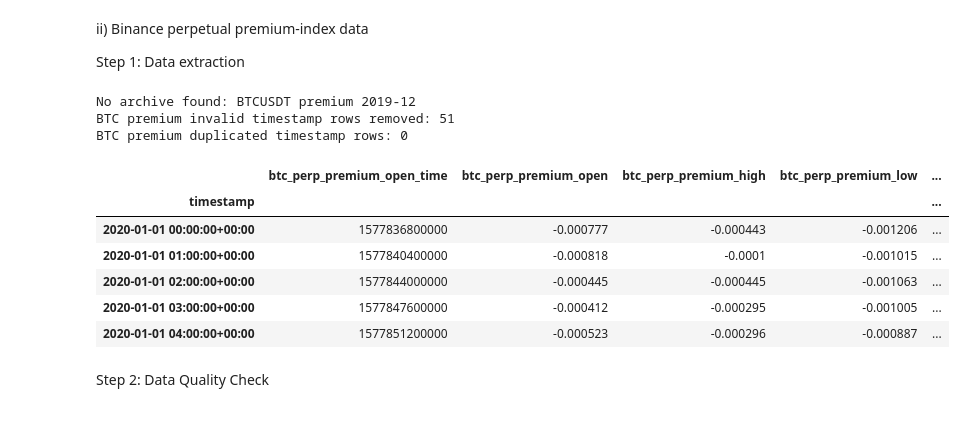
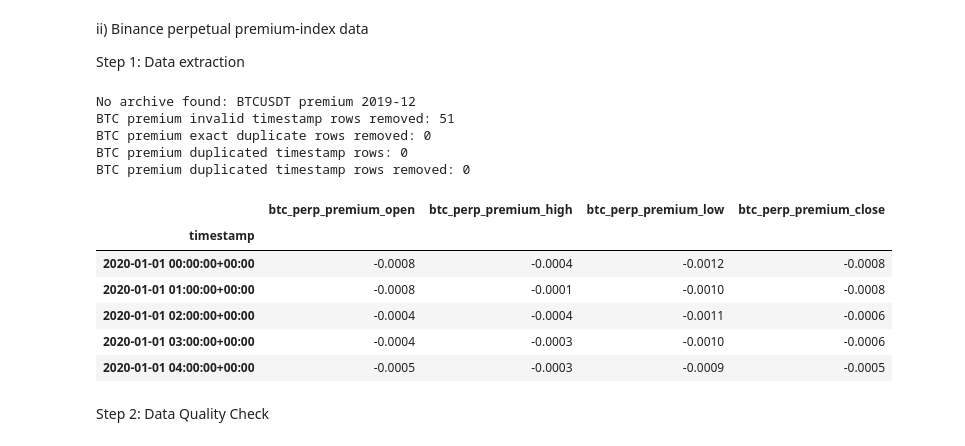
Before and after one commit to jade-lam/CQF, a Jupyter notebook: CQF_Final_Project.ipynb, the cells around one changed output. Drawn from its saved outputs; the diff is of its cells as text; code cells hidden in the pictures.

```diff
--- a/CQF_Final_Project.ipynb
+++ b/CQF_Final_Project.ipynb
@@ -638,6 +664,7 @@ for month in premium_months:
         csv_name = archive.namelist()[0]
         with archive.open(csv_name) as file:
             monthly = pd.read_csv(file, header=None, names=premium_kline_columns)
+
     premium_monthly_frames.append(monthly)
 
 if not premium_monthly_frames:
@@ -646,46 +673,64 @@ if not premium_monthly_frames:
 # Combine all available monthly files
 df_binance_premium = pd.concat(premium_monthly_frames, ignore_index=True)
 
-# Convert the kline opening time to a UTC timestamp
-df_binance_premium["timestamp"] = pd.to_datetime(pd.to_numeric(df_binance_premium["open_time"], errors="coerce"), unit="ms", utc=True)
+# Convert opening timestamps to numeric and normalize newer microsecond records to milliseconds
+open_time_numeric = pd.to_numeric(df_binance_premium["open_time"], errors="coerce")
+open_time_ms = open_time_numeric.where(open_time_numeric < 1e14, open_time_numeric / 1000)
+
+# Convert the normalized kline opening time to a UTC timestamp
+df_binance_premium["timestamp"] = pd.to_datetime(open_time_ms, unit="ms", utc=True, errors="coerce")
 
 # Remove repeated archive header rows that became NaT timestamps
 invalid_timestamp_rows = (df_binance_premium["timestamp"].isna().sum())
 
 print("BTC premium invalid timestamp rows removed:", invalid_timestamp_rows)
 
 df_binance_premium = df_binance_premium.dropna(subset=["timestamp"])
+df_binance_premium = df_binance_premium.loc[df_binance_premium["timestamp"] < analysis_end]
+df_binance_premium = df_binance_premium.drop(columns=["open_time", "close_time", "volume", "quote_volume", "num_trades", "taker_buy_volume", "taker_buy_quote_volume", "ignore"])
+
+# Remove exact duplicate rows created by repeated archive headers or archive overlaps
+duplicate_rows = df_binance_premium.duplicated().sum()
+df_binance_premium = df_binance_premium.drop_duplicates()
+
+print("BTC premium exact duplicate rows removed:", duplicate_rows)
 
 # Set the cleaned timestamp as the index
 df_binance_premium = (df_binance_premium.set_index("timestamp").sort_index())
 
 # Check for genuine duplicated timestamps
 duplicate_timestamp_rows = df_binance_premium[df_binance_premium.index.duplicated(keep=False)]
 
 print("BTC premium duplicated timestamp rows:", len(duplicate_timestamp_rows))
 
 if not duplicate_timestamp_rows.empty: display(duplicate_timestamp_rows.sort_index())
 
-# Convert the kline opening time to a UTC timestamp
-df_binance_premium["timestamp"] = pd.to_datetime(pd.to_numeric(df_binance_premium["open_time"], errors="coerce"), unit="ms", utc=True)
+# Remove duplicated timestamps, retaining only timestamps with a single valid observation
+duplicated_timestamp_rows = df_binance_premium.index.duplicated(keep=False).sum()
+df_binance_premium = df_binance_premium.loc[~df_binance_premium.index.duplicated(keep=False)]
 
-df_binance_premium = (df_binance_premium.set_index("timestamp").sort_index())
+print("BTC premium duplicated timestamp rows removed:", duplicated_timestamp_rows)
+
+# Convert all returned market fields to numeric
+df_binance_premium = df_binance_premium.apply(pd.to_numeric, errors="coerce")
 
 # Add the series identifier to every returned field
 df_binance_premium.columns = [f"{binance_premium_endpoint['name']}_{column}" for column in df_binance_premium.columns]
 
 df_binance_premium.head()
 # %% [output]
 No archive found: BTCUSDT premium 2019-12
 BTC premium invalid timestamp rows removed: 51
+BTC premium exact duplicate rows removed: 0
 BTC premium duplicated timestamp rows: 0
+BTC premium duplicated timestamp rows removed: 0
-|  | btc_perp_premium_open_time | btc_perp_premium_open | btc_perp_premium_high | btc_perp_premium_low | ... |
-| timestamp |  |  |  |  | ... |
-| 2020-01-01 00:00:00+00:00 | 1577836800000 | -0.000777 | -0.000443 | -0.001206 | ... |
-| 2020-01-01 01:00:00+00:00 | 1577840400000 | -0.000818 | -0.0001 | -0.001015 | ... |
-| 2020-01-01 02:00:00+00:00 | 1577844000000 | -0.000445 | -0.000445 | -0.001063 | ... |
-| 2020-01-01 03:00:00+00:00 | 1577847600000 | -0.000412 | -0.000295 | -0.001005 | ... |
-| 2020-01-01 04:00:00+00:00 | 1577851200000 | -0.000523 | -0.000296 | -0.000887 | ... |
+|  | btc_perp_premium_open | btc_perp_premium_high | btc_perp_premium_low | btc_perp_premium_close |
+| timestamp |  |  |  |  |
+| 2020-01-01 00:00:00+00:00 | -0.0008 | -0.0004 | -0.0012 | -0.0008 |
+| 2020-01-01 01:00:00+00:00 | -0.0008 | -0.0001 | -0.0010 | -0.0008 |
+| 2020-01-01 02:00:00+00:00 | -0.0004 | -0.0004 | -0.0011 | -0.0006 |
+| 2020-01-01 03:00:00+00:00 | -0.0004 | -0.0003 | -0.0010 | -0.0006 |
+| 2020-01-01 04:00:00+00:00 | -0.0005 | -0.0003 | -0.0009 | -0.0005 |
 # %% [markdown]
 <p>
 Step 2: Data Quality Check
```
Also changed, not shown: parts of 15 cells of this notebook.
